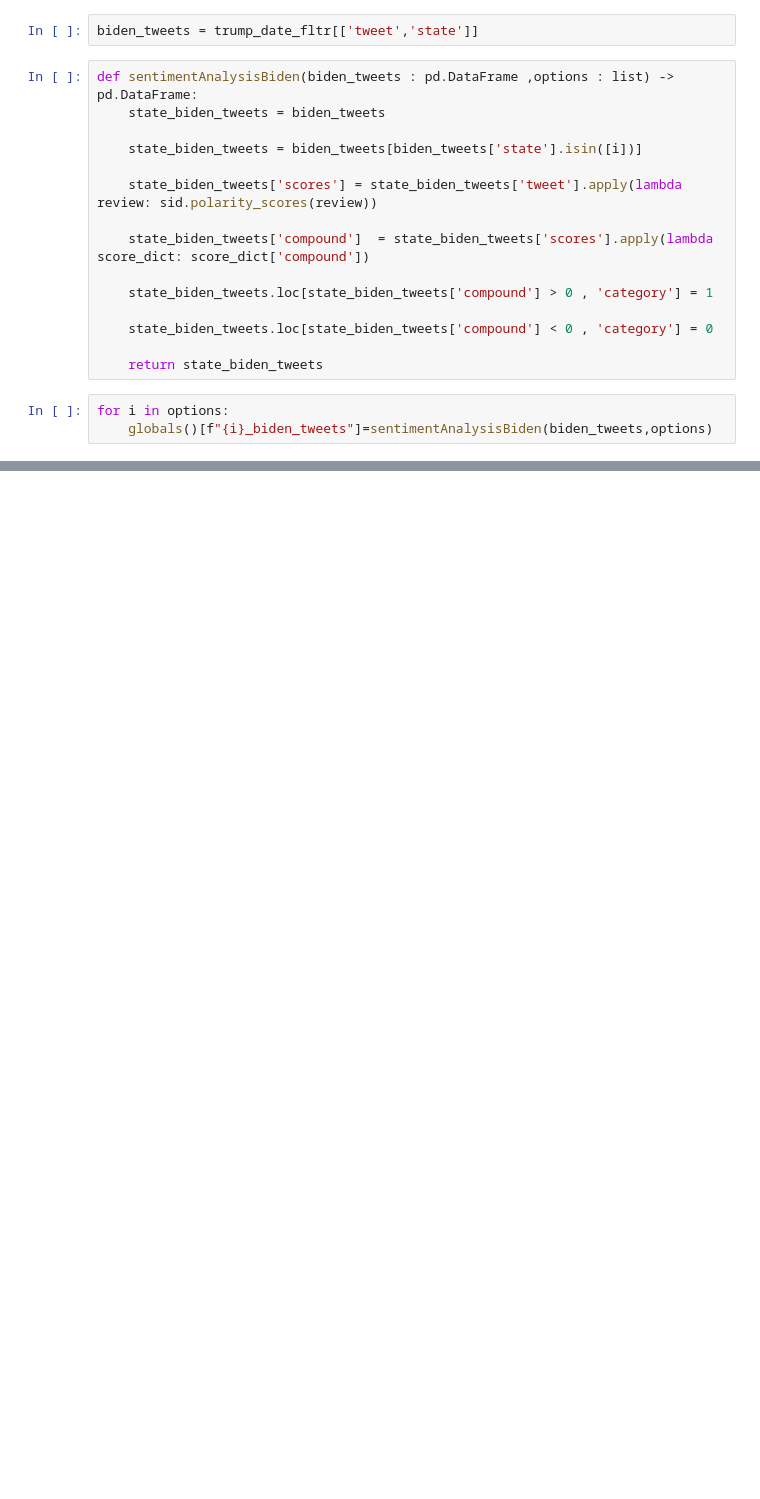
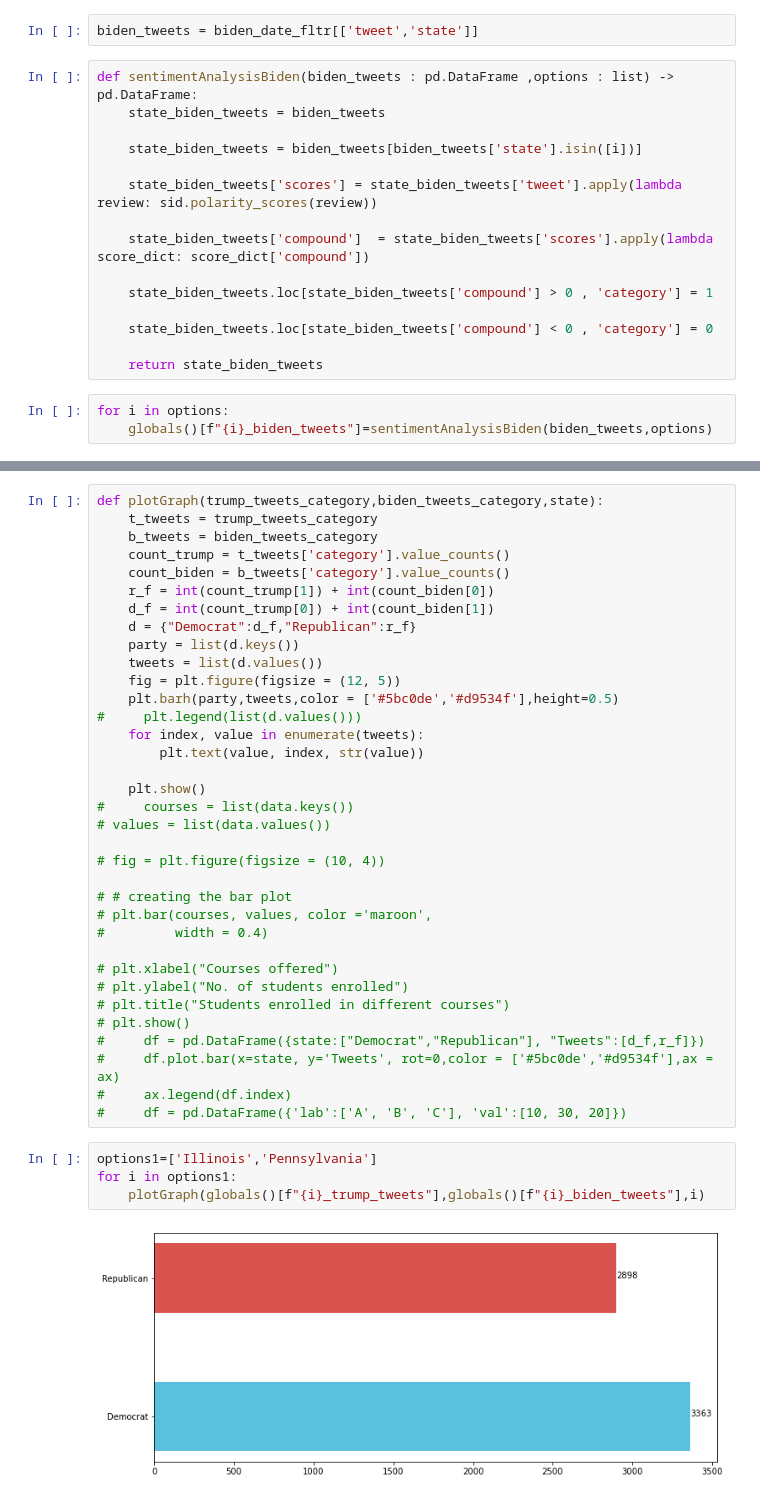
Before and after one commit to sarthak2504/Election-result-prediction-using-tweets, a Jupyter notebook: Python notebook/417_Final_Project.ipynb, the cells around one changed output, grey strips where cells are left out. Saved outputs shown, nothing was run; the diff lists cells and outputs as text; blank space fills up the shorter version.

Commit message:
Added bar plots

```diff
--- a/Python notebook/417_Final_Project.ipynb
+++ b/Python notebook/417_Final_Project.ipynb
@@ -126,7 +135,7 @@ sampled_biden.dropna(subset=['country'],inplace=True)
 # %%
 biden_date_fltr = sampled_biden.loc[(sampled_biden['created_at'] <= '2020-11-05')]
 # %%
-biden_tweets = trump_date_fltr[['tweet','state']]
+biden_tweets = biden_date_fltr[['tweet','state']]
 # %%
 def sentimentAnalysisBiden(biden_tweets : pd.DataFrame ,options : list) -> pd.DataFrame:
     state_biden_tweets = biden_tweets
@@ -154,0 +173,41 @@ Guam_biden_tweets
+# %%
+def plotGraph(trump_tweets_category,biden_tweets_category,state):
+    t_tweets = trump_tweets_category
+    b_tweets = biden_tweets_category
+    count_trump = t_tweets['category'].value_counts()
+    count_biden = b_tweets['category'].value_counts()
+    r_f = int(count_trump[1]) + int(count_biden[0])
+    d_f = int(count_trump[0]) + int(count_biden[1])
+    d = {"Democrat":d_f,"Republican":r_f}
+    party = list(d.keys())
+    tweets = list(d.values())
+    fig = plt.figure(figsize = (12, 5))
+    plt.barh(party,tweets,color = ['#5bc0de','#d9534f'],height=0.5)
+#     plt.legend(list(d.values()))
+    for index, value in enumerate(tweets):
+        plt.text(value, index, str(value))
+
+    plt.show()
+#     courses = list(data.keys())
+# values = list(data.values())
+
+# fig = plt.figure(figsize = (10, 4))
+
+# # creating the bar plot
+# plt.bar(courses, values, color ='maroon',
+#         width = 0.4)
+
+# plt.xlabel("Courses offered")
+# plt.ylabel("No. of students enrolled")
+# plt.title("Students enrolled in different courses")
+# plt.show()
+#     df = pd.DataFrame({state:["Democrat","Republican"], "Tweets":[d_f,r_f]})
+#     df.plot.bar(x=state, y='Tweets', rot=0,color = ['#5bc0de','#d9534f'],ax = ax)
+#     ax.legend(df.index)
+#     df = pd.DataFrame({'lab':['A', 'B', 'C'], 'val':[10, 30, 20]})
+# %%
+options1=['Illinois','Pennsylvania']
+for i in options1:
+    plotGraph(globals()[f"{i}_trump_tweets"],globals()[f"{i}_biden_tweets"],i)
+# %% [output]
+[figure, added]
```
Also changed, not shown: parts of 8 cells of this notebook.
